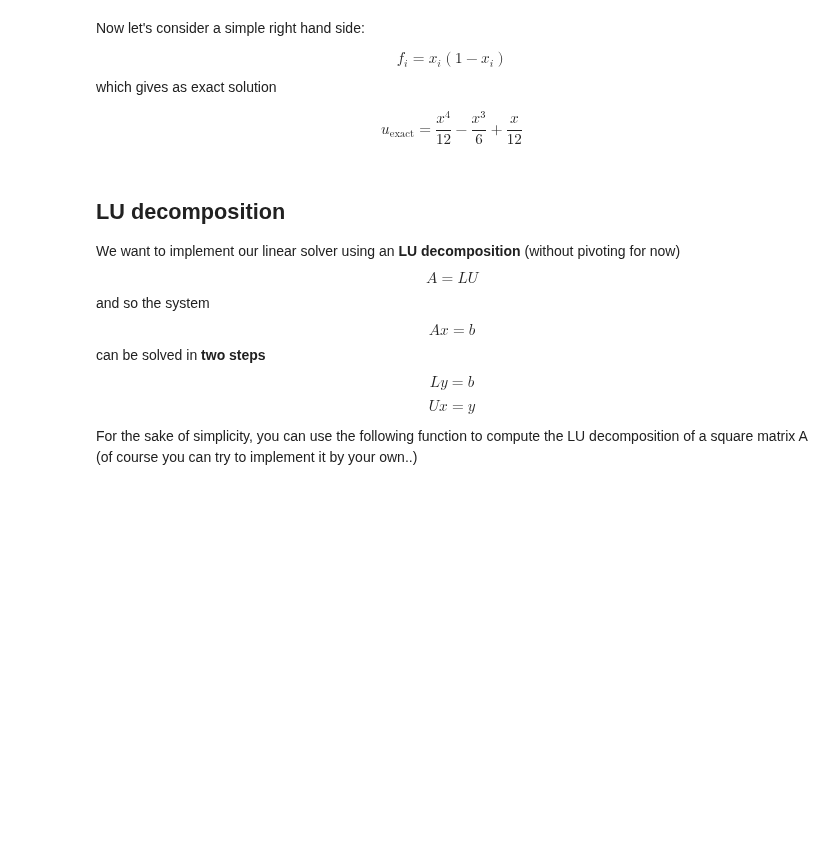
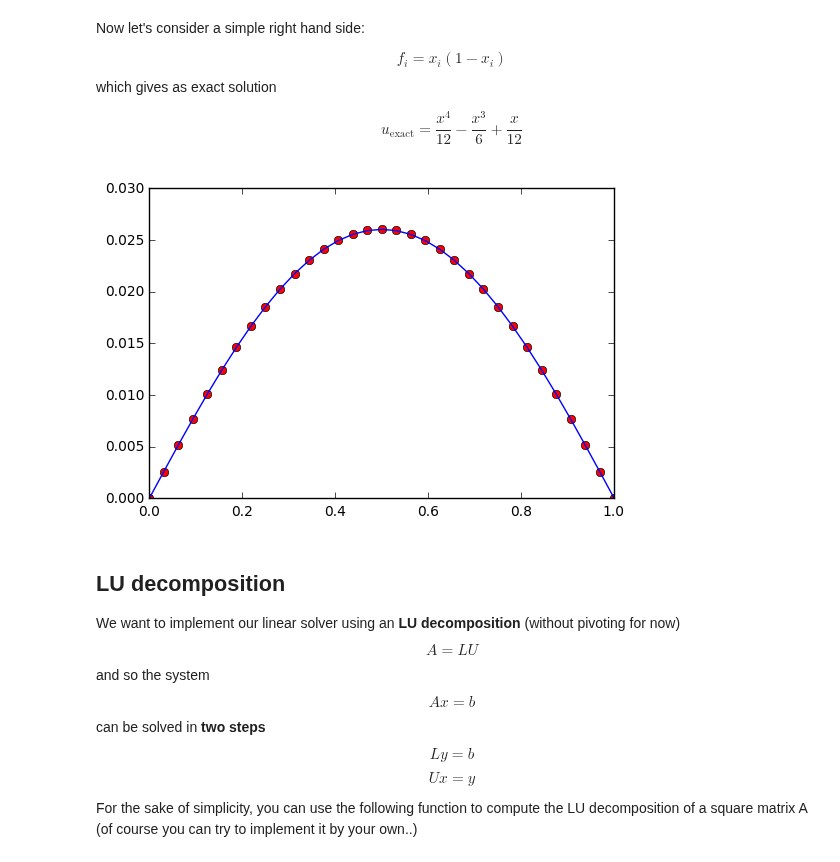
Before and after one commit to sissa/P1.4_seed, a Jupyter notebook: python-lectures/08_linear_systems_direct.ipynb, the cells around one changed output. Drawn from its saved outputs; the diff is of its cells as text; code cells hidden in the pictures; blank space fills up the shorter version.

```diff
--- a/python-lectures/08_linear_systems_direct.ipynb
+++ b/python-lectures/08_linear_systems_direct.ipynb
@@ -62,26 +71,28 @@ $$
 # %%
 f =x*(1.-x)
 
 # Imposing homogeneous BCs keeping A SPD
 A[0,:] = 0
-A[:,0] = 0
-A[0,0] = 1./h**2
+#A[:,0] = 0
+A[0,0] = 1 #./h**2
 
-A[:,-1] = 0
+#A[:,-1] = 0
 A[-1,:] = 0
-A[-1,-1] = 1./h**2
+A[-1,-1] = 1#./h**2
 
 f[0] = 0
 f[-1] = 0
 
 A1 = A.copy()
 
 u = linalg.solve(A1, f)
 
 u_ex = (x**4)/12. - (x**3)/6. + x/12.
 
 _ = plot(x,u,'ro')
 _ = plot(x,u_ex)
+# %% [output]
+[figure, added]
 # %% [markdown]
 ## LU decomposition
 
```
Also changed, not shown: parts of 8 cells of this notebook.
